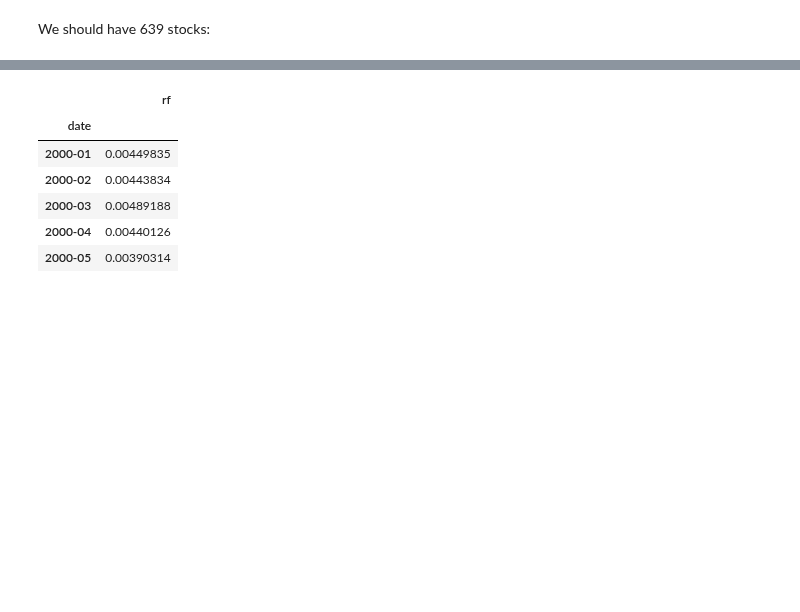
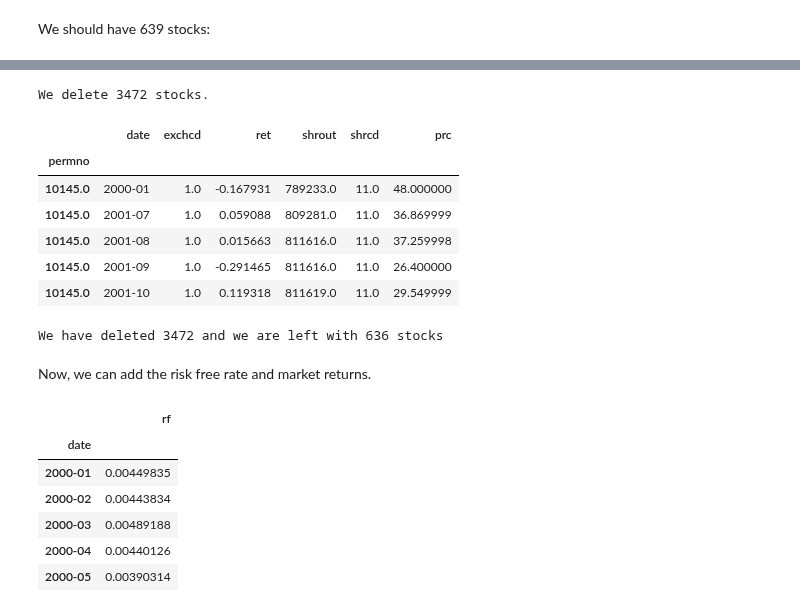
Before and after one commit to baohien97/EPFL-Investments, a Jupyter notebook: As7/InvestmentsAs7.ipynb, the cells around one changed output, grey strips where cells are left out. Cells and saved outputs as stored; diff of their text form; code cells hidden in the pictures; blank space fills up the shorter version.

```diff
--- a/As6/InvestmentsAs6.ipynb
+++ b/As7/InvestmentsAs7.ipynb
@@ -127,3 +152,27 @@ We have deleted 3479 and we are left with 639 stocks
+# %%
+decision_true = decision[decision['number of observations']] # keep only true
+print(f"We delete {decision_true.shape[0]} stocks.")
+stocks_del = stocks.drop(index=decision_true.index) # drop the stocks that have < 240 observations
+stocks_del.head()
+# %% [output]
+We delete 3472 stocks.
+|  | date | exchcd | ret | shrout | shrcd | prc |
+| permno |  |  |  |  |  |  |
+| 10145.0 | 2000-01 | 1.0 | -0.167931 | 789233.0 | 11.0 | 48.000000 |
+| 10145.0 | 2001-07 | 1.0 | 0.059088 | 809281.0 | 11.0 | 36.869999 |
+| 10145.0 | 2001-08 | 1.0 | 0.015663 | 811616.0 | 11.0 | 37.259998 |
+| 10145.0 | 2001-09 | 1.0 | -0.291465 | 811616.0 | 11.0 | 26.400000 |
+| 10145.0 | 2001-10 | 1.0 | 0.119318 | 811619.0 | 11.0 | 29.549999 |
+# %%
+# we have deleted decision_true
+# we are left with the rest of decision
+num_deleted = int(decision_true.count())
+num_left = int(decision.count()-decision_true.count())
+print(f"We have deleted {num_deleted} and we are left with {num_left} stocks")
+# %% [output]
+We have deleted 3472 and we are left with 636 stocks
+# %% [markdown]
+Now, we can add the risk free rate and market returns.
 # %%
 # import risk free rate
 risk_free = db.raw_sql("select mcaldt as date, tmytm as rf from crsp.tfz_mth_rf where kytreasnox = 2000001 and mcaldt>='2000-01-01' and mcaldt<='2019-12-31'")
```
Also changed, not shown: parts of 20 cells of this notebook, 2 other files.
